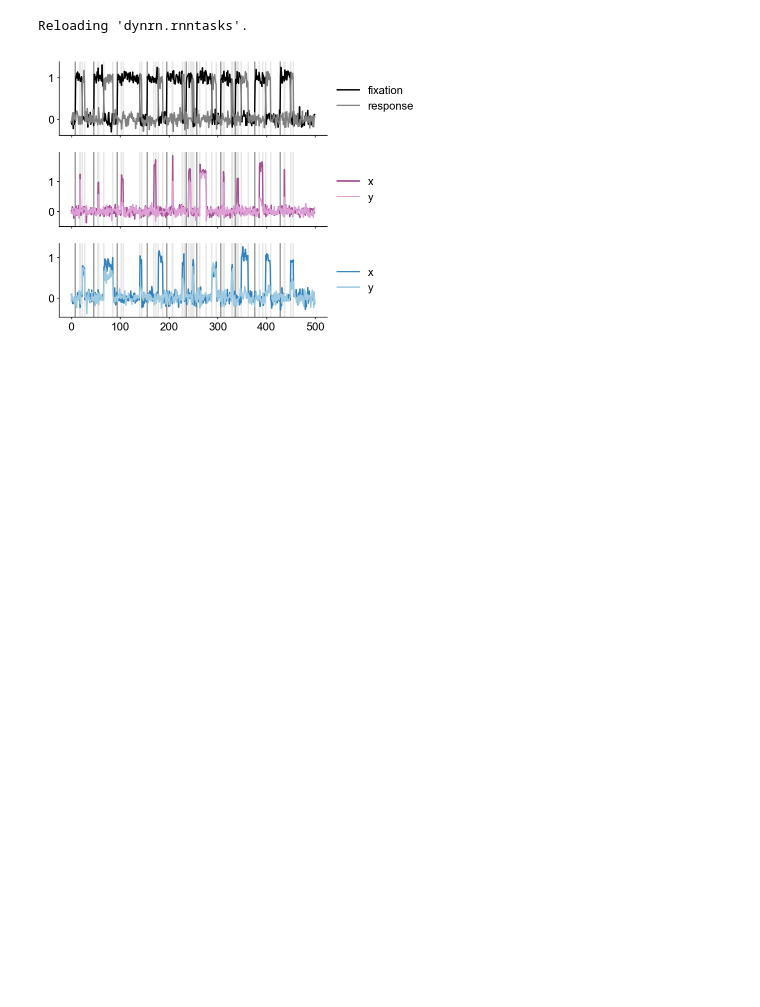
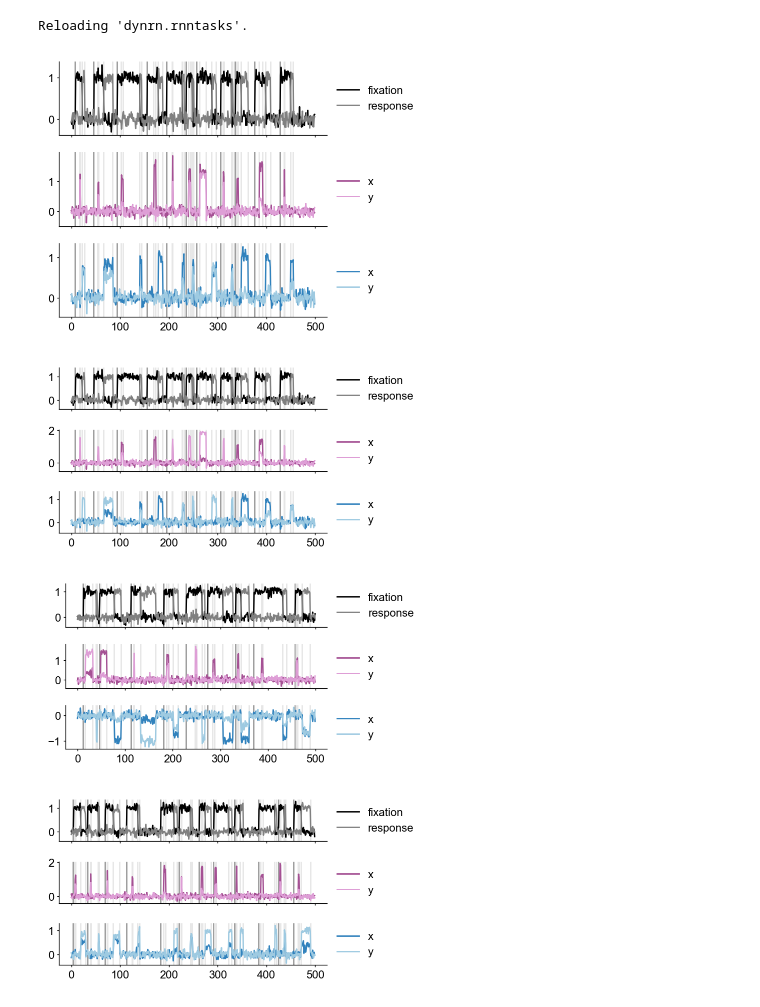
Before and after one commit to kaijfox/loop-dynamical-rnns, a Jupyter notebook: notebooks/24-07-17_driscoll-rnns.ipynb, the cells around one changed output. Cells and saved outputs as stored; diff of their text form; code cells hidden in the pictures; blank space fills up the shorter version.

```diff
--- a/notebooks/24-07-17_driscoll-rnns.ipynb
+++ b/notebooks/24-07-17_driscoll-rnns.ipynb
@@ -446,3 +447,18 @@ plotter.finalize(fig, None)
 # %% [output]
 Reloading 'dynrn.rnntasks'.
 [figure]
+# %%
+memorypro = DriscollTasks.generate_sessions(DriscollTasks.MemoryPro, 1, 500, seed=0)
+memoryant = DriscollTasks.generate_sessions(DriscollTasks.MemoryAnti, 1, 500, seed=1)
+memoryrev = DriscollTasks.generate_sessions(DriscollTasks.MemoryRev, 1, 500, seed=2)
+# %%
+fig, ax = DriscollTasks.plot_session(memorypro, legend=True, ax_size = (4, 0.7))
+plotter.finalize(fig, None)
+fig, ax = DriscollTasks.plot_session(memoryant, legend=True, ax_size = (4, 0.7))
+plotter.finalize(fig, None)
+fig, ax = DriscollTasks.plot_session(memoryrev, legend=True, ax_size = (4, 0.7))
+plotter.finalize(fig, None)
+# %% [output]
+[figure, added]
+[figure, added]
+[figure, added]
```
Also changed, not shown: parts of 9 cells of this notebook, 3 other files.
